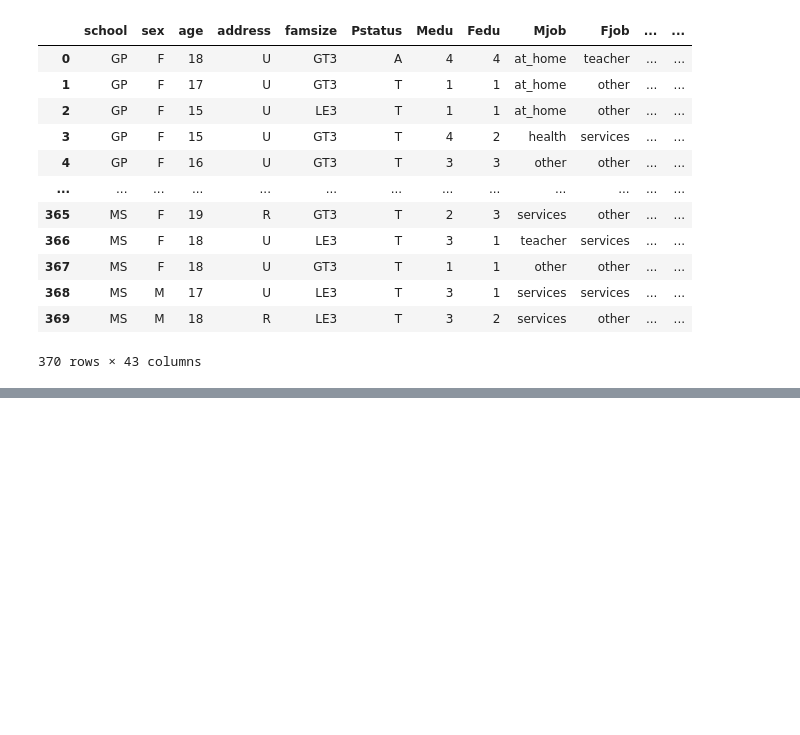
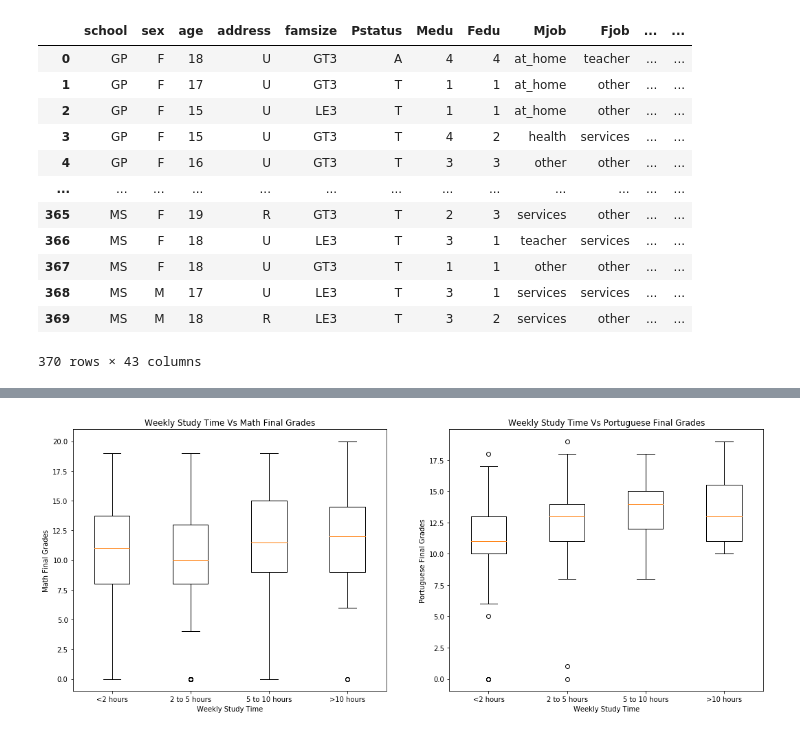
Before and after one commit to panlovelyda/project-one, a Jupyter notebook: AlcoholPy.ipynb, the cells around one changed output, grey strips where cells are left out. Drawn from its saved outputs; the diff is of its cells as text; code cells hidden in the pictures; blank space fills up the shorter version.

```diff
--- a/AlcoholPy.ipynb
+++ b/AlcoholPy.ipynb
@@ -132,0 +128,36 @@ plt.show()
+# %%
+#Weekly study time vs portugese final grades
+studyhours = [1,2,3,4]
+
+#Create empty list to fill with final grades
+por_data = []
+math_data = []
+
+for studies in studyhours:
+    #Locate the rows which contains the weekly study time for portugese and get the final grade
+    study_por = students_df.loc[students_df['studytime_por'] == studies, 'G3_por']
+    study_math = students_df.loc[students_df['studytime_math'] == studies, 'G3_math']
+
+    #Add subset
+    por_data.append(study_por)
+    math_data.append(study_math)
+# %%
+f = plt.figure(figsize=(18,7))
+
+ax = f.add_subplot(121)
+ax.boxplot(math_data, labels=studyhours)
+ax.set_title('Weekly Study Time Vs Math Final Grades')
+ax.set_ylabel('Math Final Grades')
+ax.set_xlabel('Weekly Study Time')
+plt.xticks([1,2,3,4],['<2 hours', '2 to 5 hours', '5 to 10 hours', '>10 hours'])
+
+ax = f.add_subplot(122)
+ax.boxplot(por_data, labels=studyhours)
+ax.set_title('Weekly Study Time Vs Portuguese Final Grades')
+ax.set_ylabel('Portuguese Final Grades')
+ax.set_xlabel('Weekly Study Time')
+plt.xticks([1,2,3,4],['<2 hours', '2 to 5 hours', '5 to 10 hours', '>10 hours'])
+
+plt.show()
+# %% [output]
+[figure, added]
```
Also changed, not shown: parts of 17 cells of this notebook.
